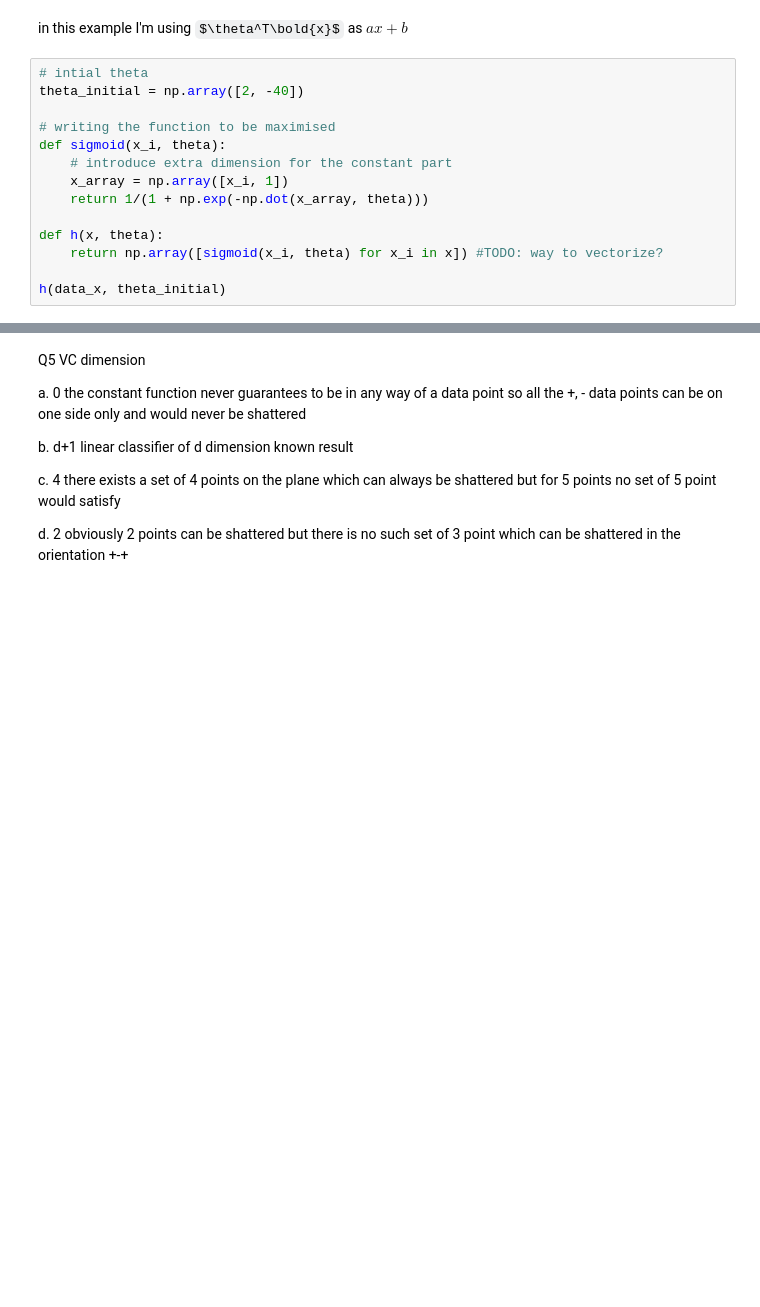
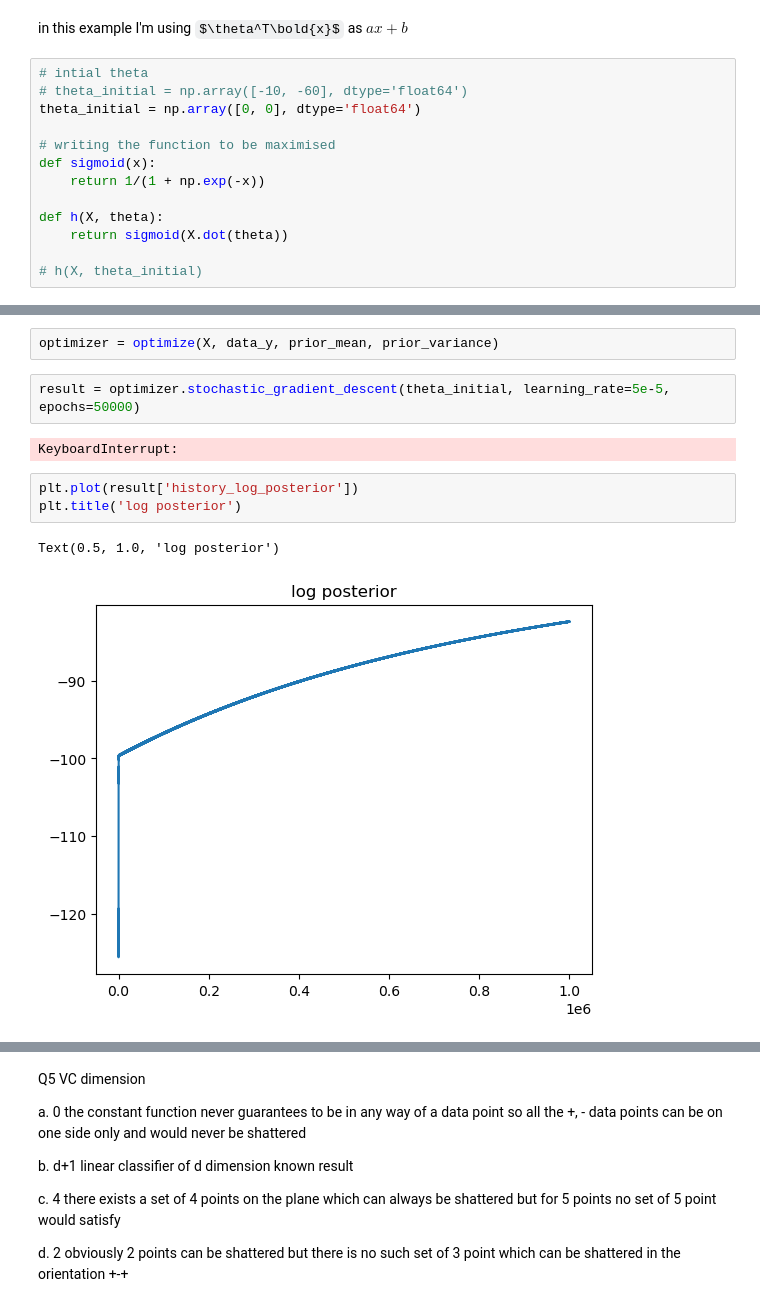
Before and after one commit to aakashks/dsg-lecture-assignments-aks, a Jupyter notebook: aakashks/assMath/ass2A.ipynb, the cells around one changed output, grey strips where cells are left out. Cells and saved outputs as stored; diff of their text form; some formulas as TeX source; blank space fills up the shorter version.

Commit message:
did work but stochastic taking lot of time

```diff
--- a/aakashks/assMath/ass2A.ipynb
+++ b/aakashks/assMath/ass2A.ipynb
@@ -178,15 +181,14 @@ plt.plot(data_x, probabilities, color='red', label='original')
 in this example I'm using $\theta^T\bold{x}$ as $ax + b$
 # %%
 # intial theta
-theta_initial = np.array([2, -40])
+# theta_initial = np.array([-10, -60], dtype='float64')
+theta_initial = np.array([0, 0], dtype='float64')
 
 # writing the function to be maximised
-def sigmoid(x_i, theta):
-    # introduce extra dimension for the constant part
-    x_array = np.array([x_i, 1])
-    return 1/(1 + np.exp(-np.dot(x_array, theta)))
+def sigmoid(x):
+    return 1/(1 + np.exp(-x))
 
-def h(x, theta):
-    return np.array([sigmoid(x_i, theta) for x_i in x]) #TODO: way to vectorize?
+def h(X, theta):
+    return sigmoid(X.dot(theta))
 
-h(data_x, theta_initial)
+# h(X, theta_initial)
@@ -225,0 +251,12 @@ def argmin_function(theta, x, y, mean, covar):
+# %%
+optimizer = optimize(X, data_y, prior_mean, prior_variance)
+# %%
+result = optimizer.stochastic_gradient_descent(theta_initial, learning_rate=5e-5, epochs=50000)
+# %% [output]
+KeyboardInterrupt:
+# %%
+plt.plot(result['history_log_posterior'])
+plt.title('log posterior')
+# %% [output]
+Text(0.5, 1.0, 'log posterior')
+[figure, added]
```
Also changed, not shown: parts of 10 cells of this notebook.
